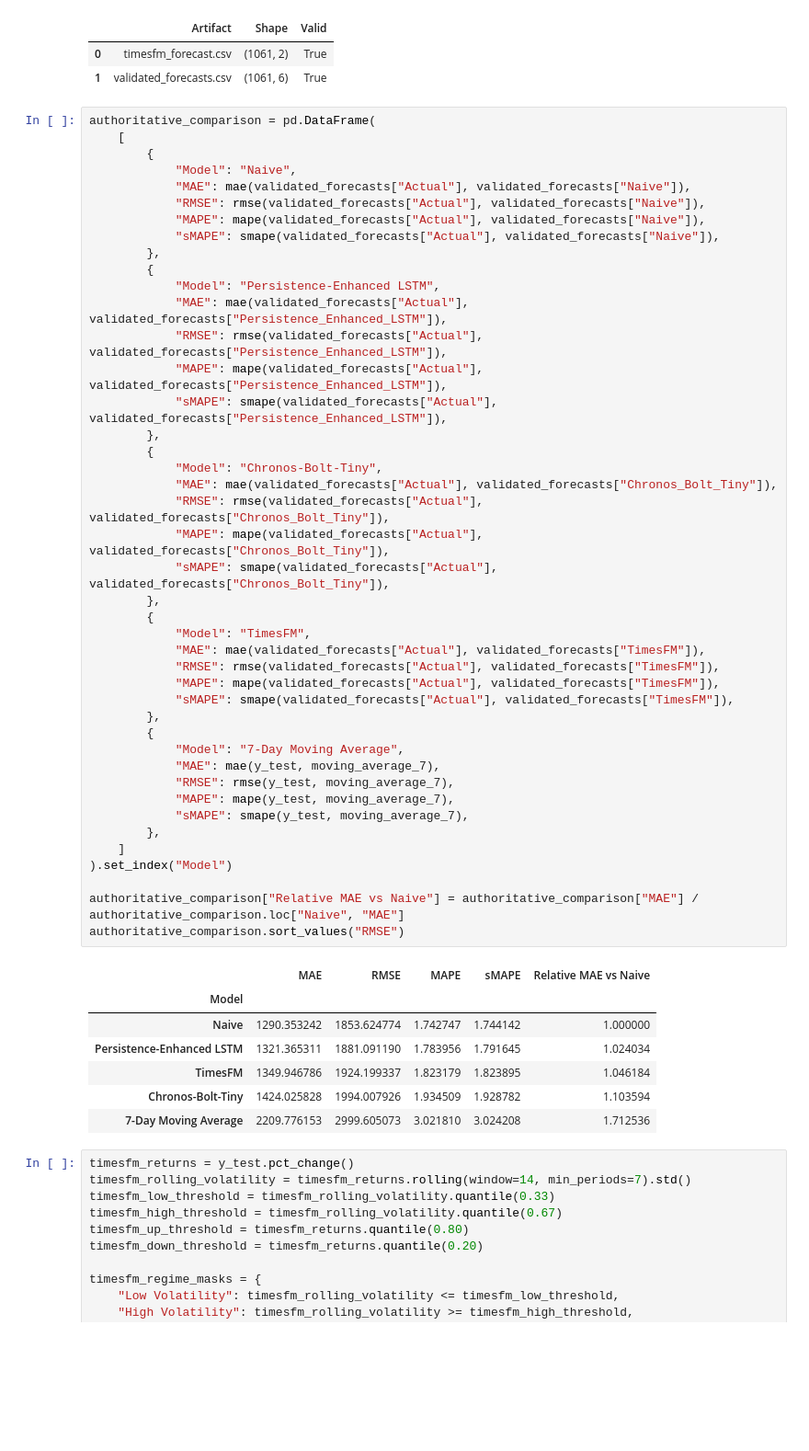
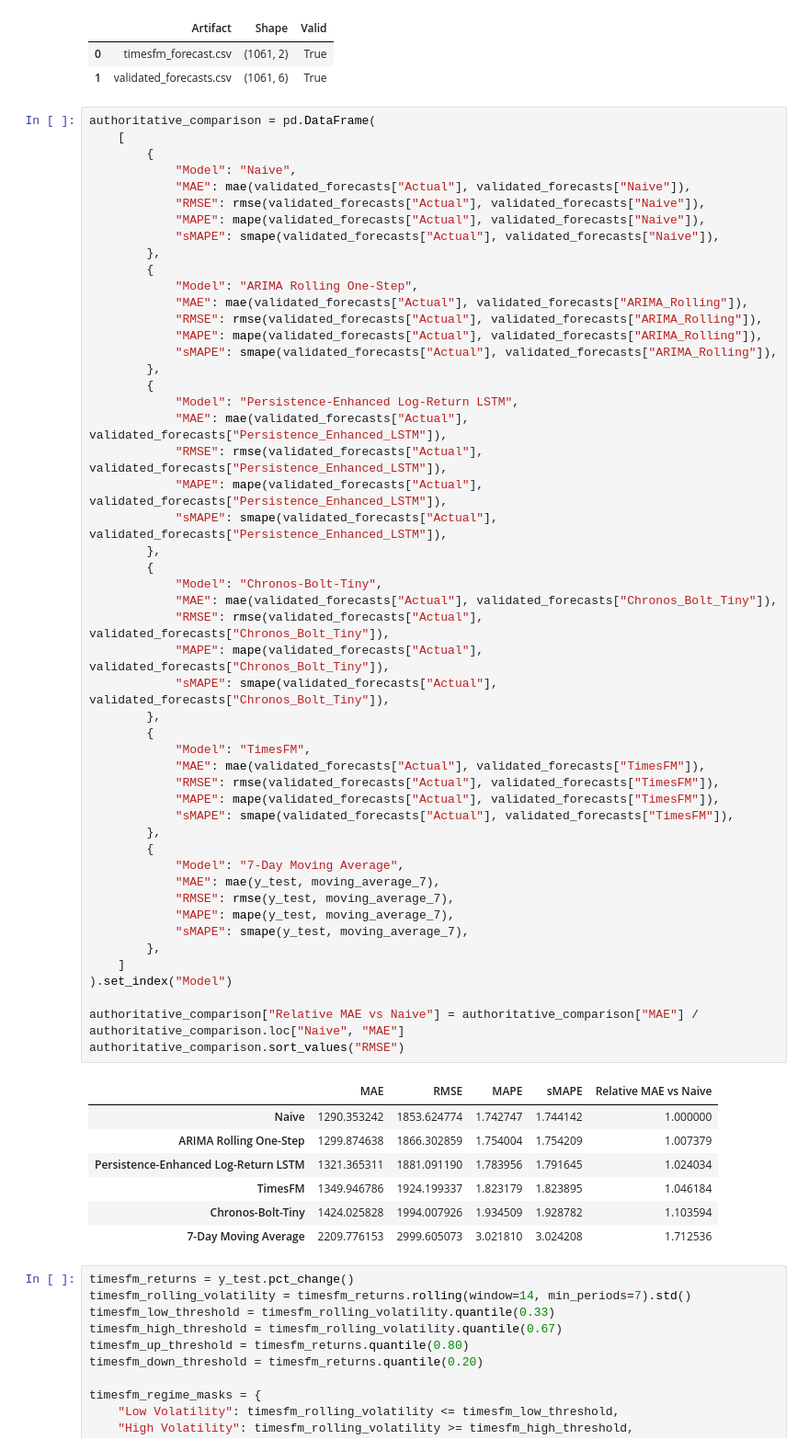
Before and after one commit to mdsoadsolaiman/Time-Series-Foundation-Models, a Jupyter notebook: notebooks/05_Foundation_Models.ipynb, the cells around one changed output. Shown at 92% size. Drawn from its saved outputs; the diff is of its cells as text; blank space fills up the shorter version.

Commit message:
Align Bitcoin presentation and cross-domain synthesis to frozen PE log-return LSTM evidence

```diff
--- a/notebooks/05_Foundation_Models.ipynb
+++ b/notebooks/05_Foundation_Models.ipynb
@@ -1231,43 +1231,50 @@ authoritative_comparison = pd.DataFrame(
             "sMAPE": smape(validated_forecasts["Actual"], validated_forecasts["Naive"]),
         },
         {
-            "Model": "Persistence-Enhanced LSTM",
+            "Model": "ARIMA Rolling One-Step",
+            "MAE": mae(validated_forecasts["Actual"], validated_forecasts["ARIMA_Rolling"]),
+            "RMSE": rmse(validated_forecasts["Actual"], validated_forecasts["ARIMA_Rolling"]),
+            "MAPE": mape(validated_forecasts["Actual"], validated_forecasts["ARIMA_Rolling"]),
+            "sMAPE": smape(validated_forecasts["Actual"], validated_forecasts["ARIMA_Rolling"]),
+        },
+        {
+            "Model": "Persistence-Enhanced Log-Return LSTM",
             "MAE": mae(validated_forecasts["Actual"], validated_forecasts["Persistence_Enhanced_LSTM"]),
             "RMSE": rmse(validated_forecasts["Actual"], validated_forecasts["Persistence_Enhanced_LSTM"]),
             "MAPE": mape(validated_forecasts["Actual"], validated_forecasts["Persistence_Enhanced_LSTM"]),
             "sMAPE": smape(validated_forecasts["Actual"], validated_forecasts["Persistence_Enhanced_LSTM"]),
         },
         {
             "Model": "Chronos-Bolt-Tiny",
             "MAE": mae(validated_forecasts["Actual"], validated_forecasts["Chronos_Bolt_Tiny"]),
             "RMSE": rmse(validated_forecasts["Actual"], validated_forecasts["Chronos_Bolt_Tiny"]),
             "MAPE": mape(validated_forecasts["Actual"], validated_forecasts["Chronos_Bolt_Tiny"]),
             "sMAPE": smape(validated_forecasts["Actual"], validated_forecasts["Chronos_Bolt_Tiny"]),
         },
         {
             "Model": "TimesFM",
             "MAE": mae(validated_forecasts["Actual"], validated_forecasts["TimesFM"]),
             "RMSE": rmse(validated_forecasts["Actual"], validated_forecasts["TimesFM"]),
             "MAPE": mape(validated_forecasts["Actual"], validated_forecasts["TimesFM"]),
             "sMAPE": smape(validated_forecasts["Actual"], validated_forecasts["TimesFM"]),
         },
         {
             "Model": "7-Day Moving Average",
             "MAE": mae(y_test, moving_average_7),
             "RMSE": rmse(y_test, moving_average_7),
             "MAPE": mape(y_test, moving_average_7),
             "sMAPE": smape(y_test, moving_average_7),
         },
     ]
 ).set_index("Model")
 
 authoritative_comparison["Relative MAE vs Naive"] = authoritative_comparison["MAE"] / authoritative_comparison.loc["Naive", "MAE"]
 authoritative_comparison.sort_values("RMSE")
 # %% [output]
 |  | MAE | RMSE | MAPE | sMAPE | Relative MAE vs Naive |
-| Model |  |  |  |  |  |
 | Naive | 1290.353242 | 1853.624774 | 1.742747 | 1.744142 | 1.000000 |
-| Persistence-Enhanced LSTM | 1321.365311 | 1881.091190 | 1.783956 | 1.791645 | 1.024034 |
+| ARIMA Rolling One-Step | 1299.874638 | 1866.302859 | 1.754004 | 1.754209 | 1.007379 |
+| Persistence-Enhanced Log-Return LSTM | 1321.365311 | 1881.091190 | 1.783956 | 1.791645 | 1.024034 |
 | TimesFM | 1349.946786 | 1924.199337 | 1.823179 | 1.823895 | 1.046184 |
 | Chronos-Bolt-Tiny | 1424.025828 | 1994.007926 | 1.934509 | 1.928782 | 1.103594 |
 | 7-Day Moving Average | 2209.776153 | 2999.605073 | 3.021810 | 3.024208 | 1.712536 |
```
Also changed, not shown: parts of 3 cells of this notebook, 17 other files.
